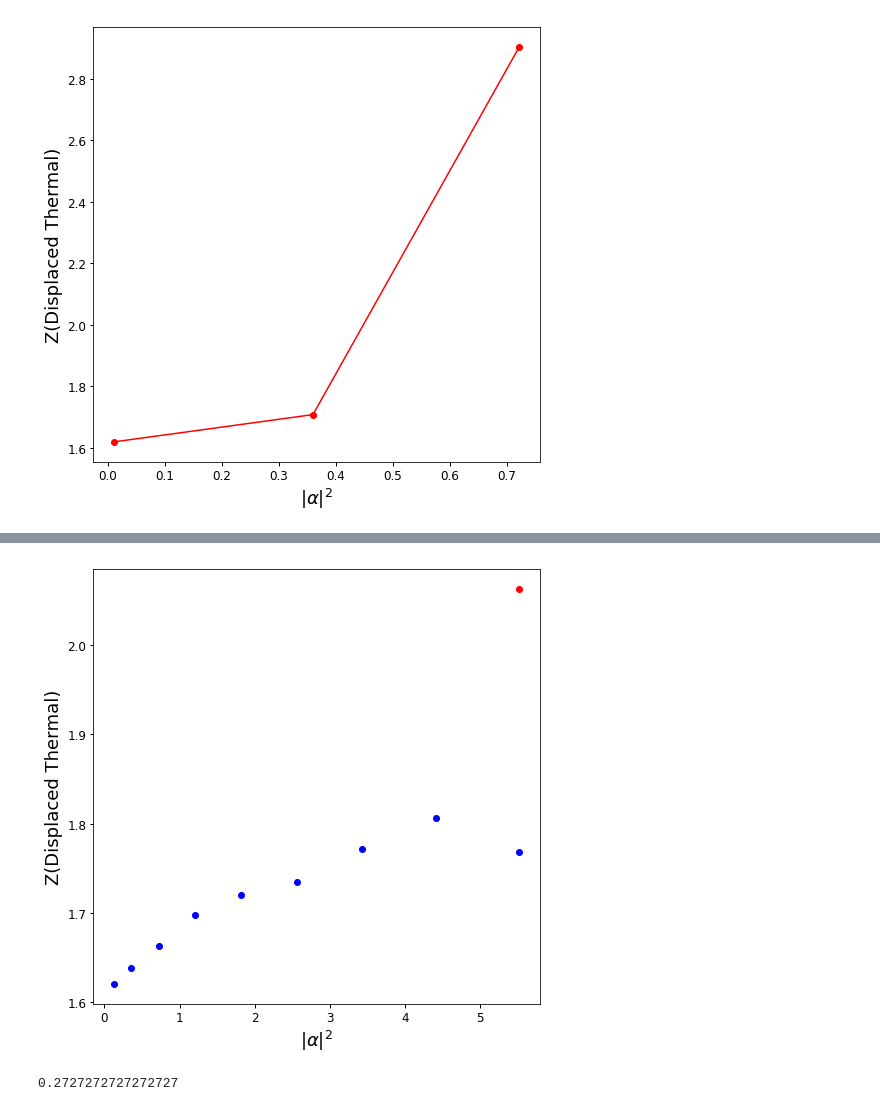
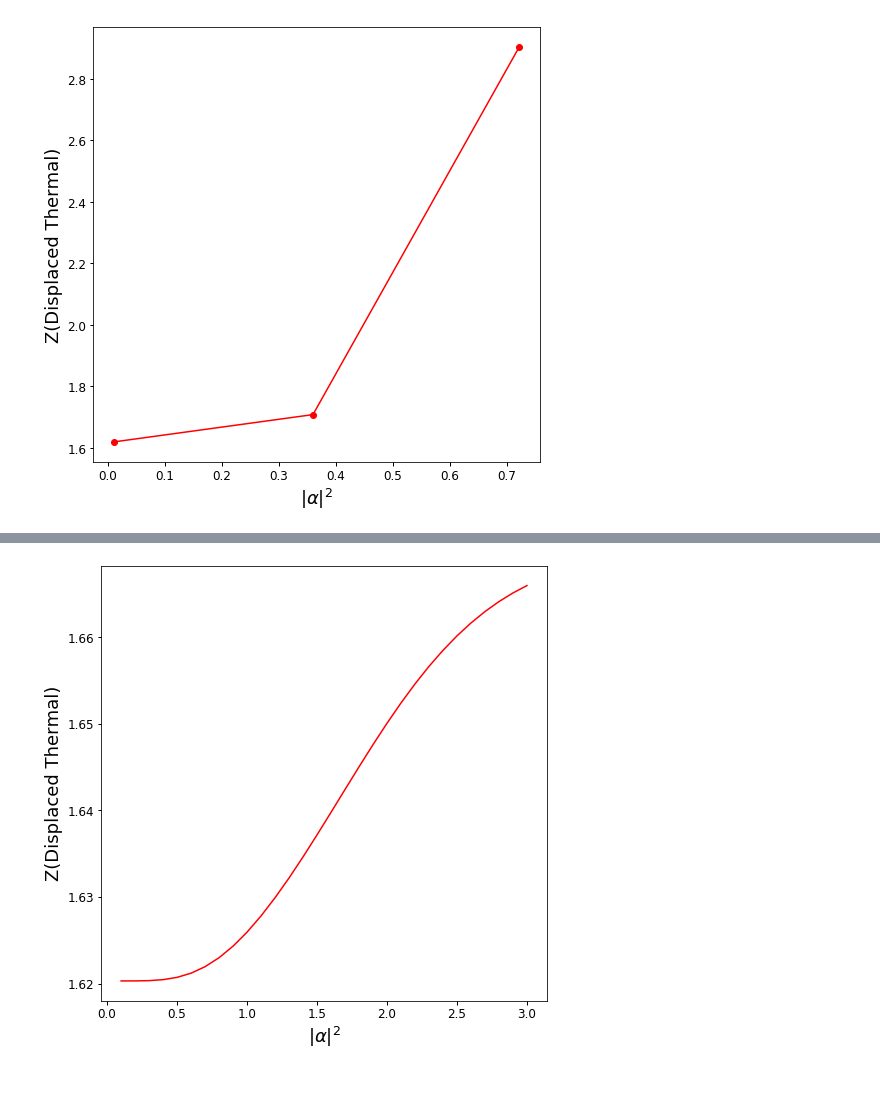
Before and after one commit to estebanmv/Random-Sampling-Extremal-POVMs, a Jupyter notebook: DisplacedPlot.ipynb, the cells around one changed output, grey strips where cells are left out. Cells and saved outputs as stored; diff of their text form; code cells hidden in the pictures; blank space fills up the shorter version.

```diff
--- a/DisplacedPlot.ipynb
+++ b/DisplacedPlot.ipynb
@@ -5,3 +5,4 @@ import matplotlib.pyplot as plt
 # %%
 Dpoints = pd.read_csv('DisplacedThermal_highD.dat', header=None, sep=',')
 Dprueba = pd.read_csv('DisplacedThermal-tests.dat', header=None, sep=',')
+DAnsatz = pd.read_csv('AnsatzDisplacedThermal.dat', header=None, sep='\t')
@@ -7,0 +29,2 @@ Dprueba = pd.read_csv('DisplacedThermal-tests.dat', header=None, sep=',')
+# %%
+DAnsatz.columns=['x','y']
@@ -54,15 +110,11 @@ plt.show()
 # %%
 plt.figure(figsize=(8,8))
-plt.plot(Dprueba.x[:9],Dprueba.y[:9],'bo')
-plt.plot(Dprueba.x[9:],Dprueba.y[9:],'ro')
+plt.plot(DAnsatz.x,DAnsatz.y,'r-')
+#plt.plot(Dprueba.x[9:],Dprueba.y[9:],'ro')
 plt.ylabel('Z(Displaced Thermal)', fontsize=18)
 plt.xlabel(r'$|\alpha|^2$', fontsize=18)
 plt.tick_params(labelsize=12,width=1)
-plt.savefig('DisplacedThermal-test.pdf')
+#plt.savefig('DisplacedThermal-test.pdf')
 plt.show()
 # %% [output]
-[figure, old version]
+[figure, new version]
-# %%
-3/11
-# %% [output]
-0.2727272727272727
```
Also changed, not shown: parts of 4 cells of this notebook, 4 other files.
